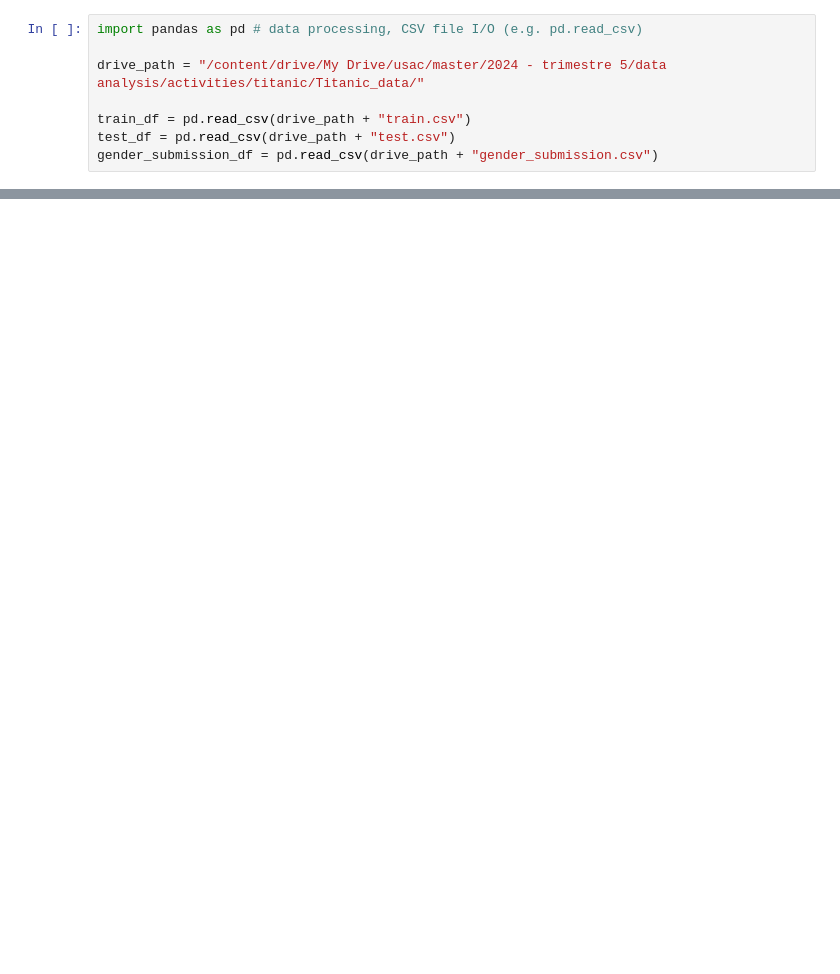
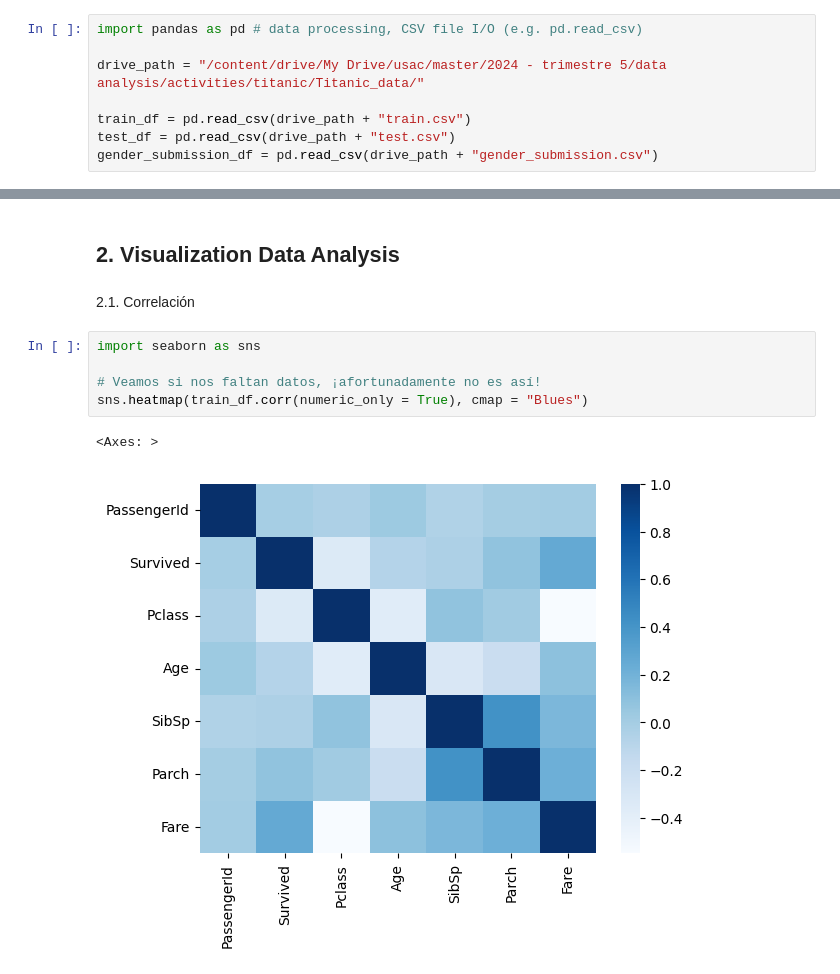
Before and after one commit to Generickle/Titanic-survivors-prediction, a Jupyter notebook: TitanicPrediction.ipynb, the cells around one changed output, grey strips where cells are left out. Saved outputs shown, nothing was run; the diff lists cells and outputs as text; blank space fills up the shorter version.

```diff
--- a/TitanicPrediction.ipynb
+++ b/TitanicPrediction.ipynb
@@ -168,0 +93,12 @@ plt.gca().spines[['top', 'right']].set_visible(False)
+# %% [markdown]
+## 2. Visualization Data Analysis
+# %% [markdown]
+2.1. Correlación
+# %%
+import seaborn as sns
+
+# Veamos si nos faltan datos, ¡afortunadamente no es así!
+sns.heatmap(train_df.corr(numeric_only = True), cmap = "Blues")
+# %% [output]
+<Axes: >
+[figure, added]
```
Also changed, not shown: parts of 105 cells of this notebook.
